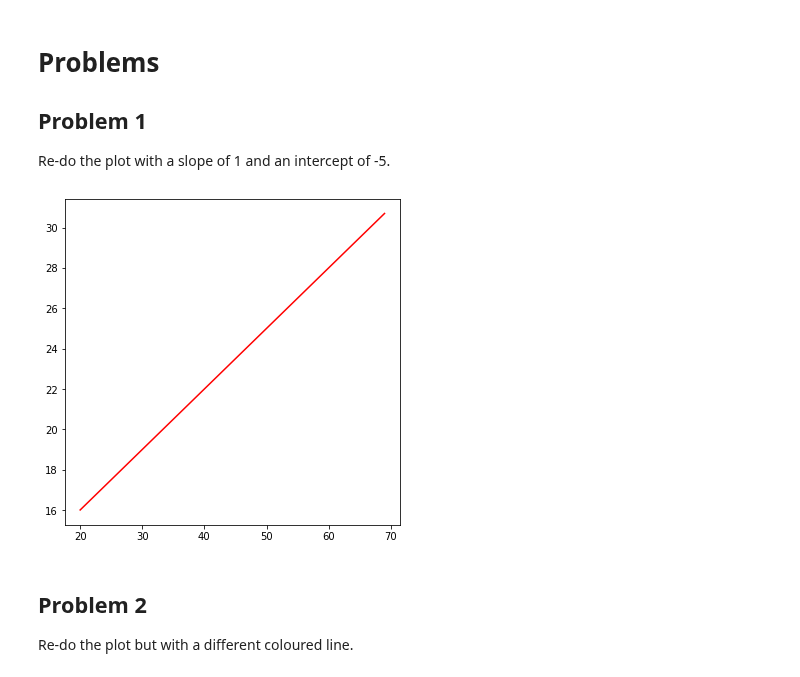
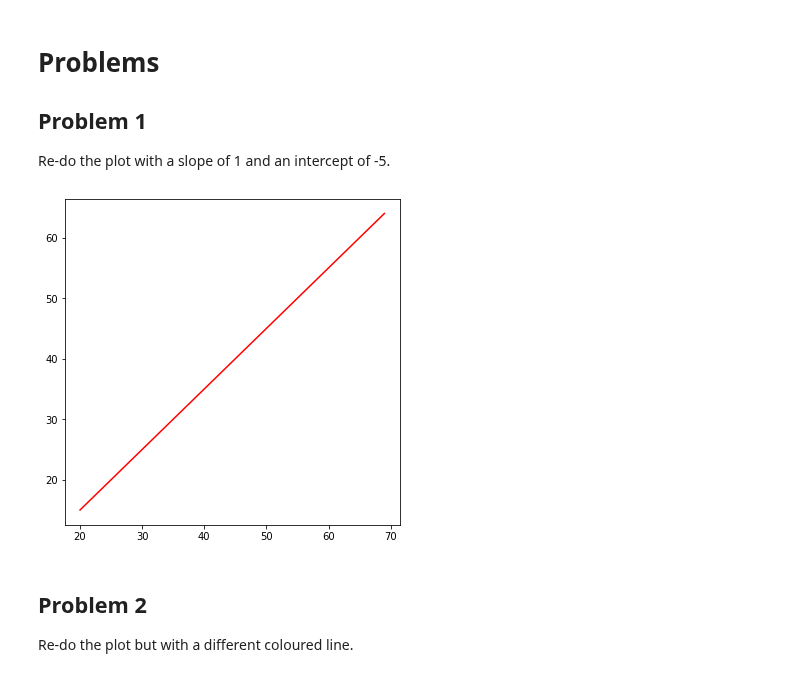
Before and after one commit to john-s-butler-dit/Basic-Introduction-to-Python, a Jupyter notebook: W1T1 The Line .ipynb, the cells around one changed output. Drawn from its saved outputs; the diff is of its cells as text; code cells hidden in the pictures.

```diff
--- a/W1T1 The Line .ipynb
+++ b/W1T1 The Line .ipynb
@@ -68,17 +68,21 @@ Re-do the plot with a slope of 1 and an intercept of -5.
 # %%
 ##############################################################################
 ## INSERT: Update the slope to 1 and intercept to -5
 ##############################################################################
 
+#######################ANSWER###############################
+m=1
+c=-5
+#######################################################################
 
 x=np.arange(20,70,1)
 y= m*x+c
 
 fig = plt.figure(figsize=(6,6))
 plt.plot(x,y,'-',color='red')
 plt.show()
 # %% [output]
-[figure, old version]
+[figure, new version]
 # %% [markdown]
 ## Problem 2
 Re-do the plot but with a different coloured line.
```
Also changed, not shown: parts of 5 cells of this notebook.
